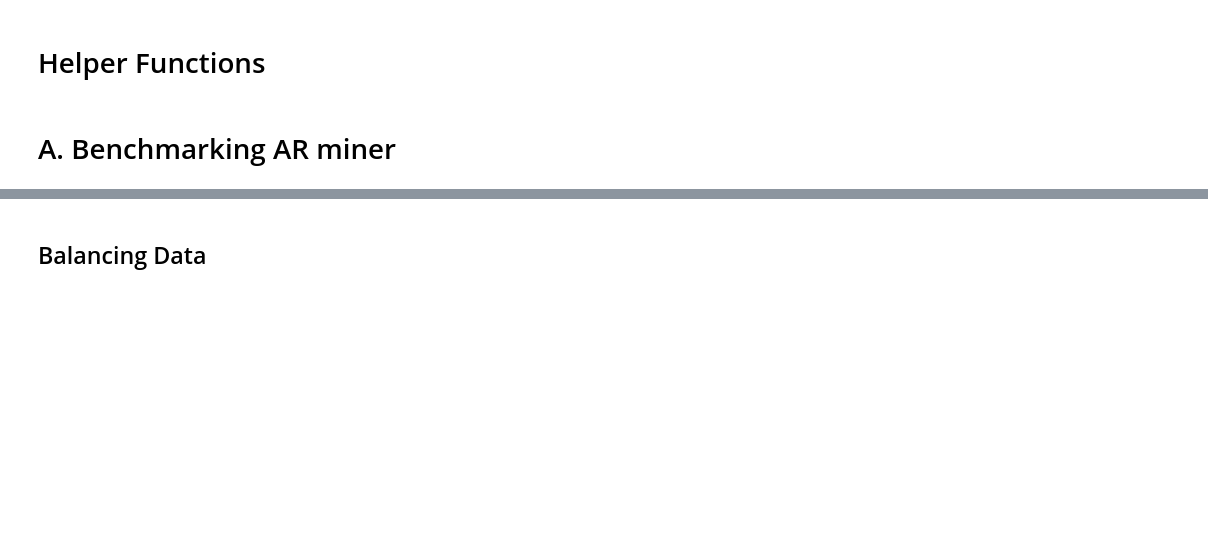
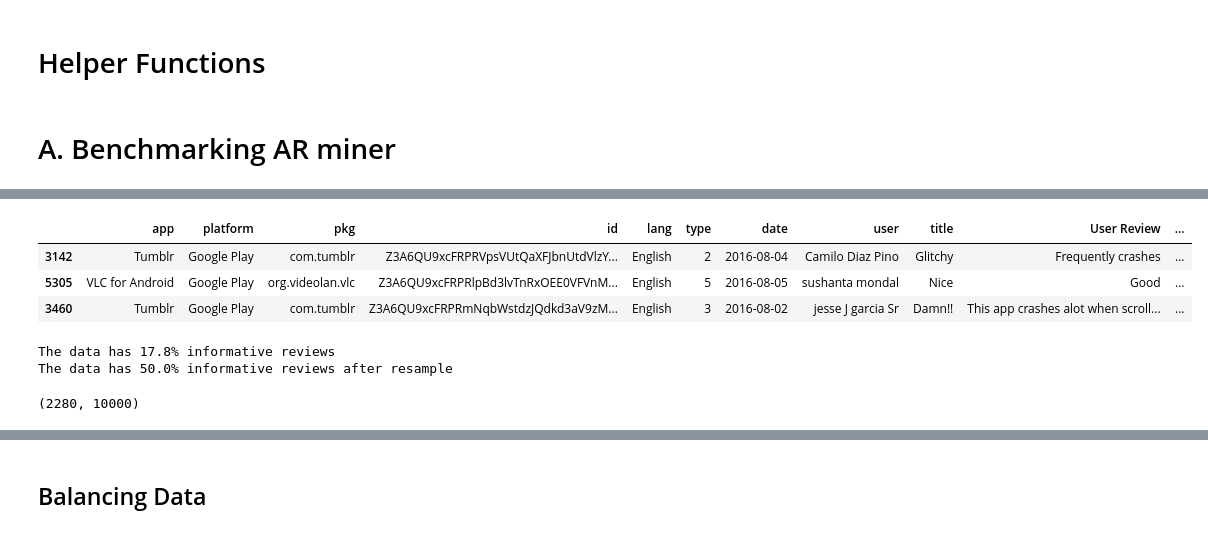
Before and after one commit to ElmiraOn/P4-CRISTAL-Replication, a Jupyter notebook: CRISTAL_Enhancement.ipynb, the cells around one changed output, grey strips where cells are left out. Saved outputs shown, nothing was run; the diff lists cells and outputs as text; code cells hidden in the pictures; blank space fills up the shorter version.

```diff
--- a/CRISTAL_Enhancement.ipynb
+++ b/CRISTAL_Enhancement.ipynb
@@ -105,0 +168,7 @@ def print_results(results):
+# %%
+cols = ['app', 'platform', 'pkg', 'id', 'lang', 'blank', 'type', 'date', 'user', 'title', 'User Review']
+data = pd.read_excel(Path('/content/drive/MyDrive/EECS6448/Informative_Training_Set.xlsx'), names=cols, header=None).drop('blank', axis=1)
+data['informative'] = data['type'].apply(lambda x: x <= 2)
+data['User Review'] = data['User Review'].apply(lambda x: str(x))
+
+data.head()
@@ -105,0 +182,73 @@ def print_results(results):
+# %%
+stop_words = {w.lower() for w in stopwords.words('english')}
+
+# Data Cleaning
+def clean_text(text: str):
+    # remove everything except alphabets
+    text = re.sub("[^a-zA-Z]", " ", text.lower())
+    # remove stop words
+    text = ' '.join(w for w in text.split() if not w in stop_words)
+    return text
+
+
+data['soup'] = data['User Review'].apply(clean_text)
+data.sample(3)
+# %% [output]
+|  | app | platform | pkg | id | lang | type | date | user | title | User Review | ... |
+| 3142 | Tumblr | Google Play | com.tumblr | Z3A6QU9xcFRPRVpsVUtQaXFJbnUtdVlzY... | English | 2 | 2016-08-04 | Camilo Diaz Pino | Glitchy | Frequently crashes | ... |
+| 5305 | VLC for Android | Google Play | org.videolan.vlc | Z3A6QU9xcFRPRlpBd3lvTnRxOEE0VFVnM... | English | 5 | 2016-08-05 | sushanta mondal | Nice | Good | ... |
+| 3460 | Tumblr | Google Play | com.tumblr | Z3A6QU9xcFRPRmNqbWstdzJQdkd3aV9zM... | English | 3 | 2016-08-02 | jesse J garcia Sr | Damn!! | This app crashes alot when scroll... | ... |
+# %%
+def resample(data):
+    """
+    Resample data so that it has similar numbers of 0 and 1s
+    """
+    d1 = data[data.informative == True]
+    d0 = data[data.informative == False]
+    num_1s = len(d1)
+    num_0s = len(d0)
+    final = min(num_1s, num_0s)
+
+    return pd.concat([d1.sample(final), d0.sample(final)], ignore_index=True)
+
+
+print(f'The data has {sum(data["informative"]) / len(data) * 100:.1f}% informative reviews')
+data = resample(data)
+print(f'The data has {sum(data["informative"]) / len(data) * 100:.1f}% informative reviews after resample')
+# %% [output]
+The data has 17.8% informative reviews
+The data has 50.0% informative reviews after resample
+# %%
+stem_process = PorterStemmer()
+
+def tokenize_and_stem(text):
+    # tokenization to ensure that punctuation is caught as its own token
+    tokens = [word.lower() for sent in nltk.sent_tokenize(text) for word in nltk.word_tokenize(sent)]
+    filtered_tokens = []
+
+    for token in tokens:
+        if re.search('[a-zA-Z]', token):
+            filtered_tokens.append(token)
+    lem = [stem_process.stem(t) for t in filtered_tokens]
+    return lem
+
+# Defining a TF-IDF Vectorizer
+tfidf_vec = TfidfVectorizer(ngram_range=(1, 2), tokenizer=tokenize_and_stem, max_features=10000, use_idf=True)
+
+# mb = MultiLabelBinarizer()
+# mb.fit(data['Class'])
+
+# y = mb.transform(data['Class'])
+
+y = data['informative']
+
+# Basic validation: splitting the data 80-20 train/test
+from sklearn.model_selection import train_test_split
+X_train, X_test, y_train, y_test = train_test_split(data['soup'], y, test_size=0.2, random_state=55)
+
+# Tf-Idf transformation
+xtrain_tfidf = tfidf_vec.fit_transform(X_train)
+xtest_tfidf = tfidf_vec.transform(X_test)
+xtrain_tfidf.shape
+# %% [output]
+(2280, 10000)
```
Also changed, not shown: parts of 68 cells of this notebook.
